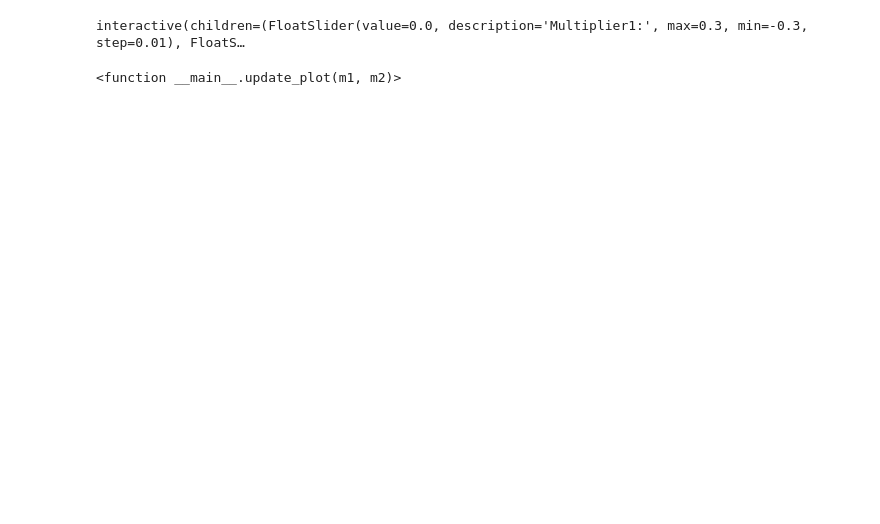
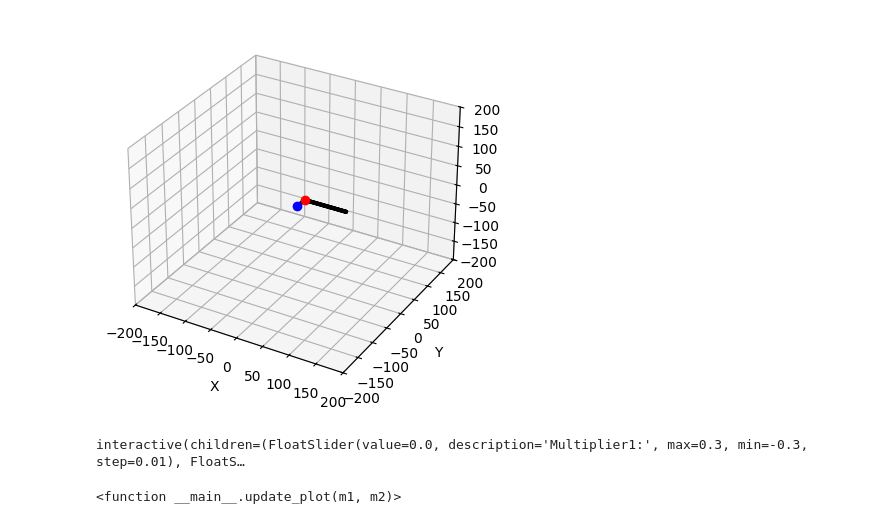
Before and after one commit to ThienAn233/MsThesis, a Jupyter notebook: Code/InverseKinematic/test.ipynb, the cells around one changed output. Saved outputs shown, nothing was run; the diff lists cells and outputs as text; code cells hidden in the pictures; blank space fills up the shorter version.

```diff
--- a/Code/InverseKinematic/test.ipynb
+++ b/Code/InverseKinematic/test.ipynb
@@ -119,3 +168,10 @@ drawRobot(Lp,(0.4,0,0),(0,0,0))
+# %%
+
+setupView(200)
+# Draw the front left leg points for a given set of angles
+drawLegPoints(calcLegPoints([0*radians(30),0*radians(30),0*radians(60)]))
+# %% [output]
+[figure, added]
 # %%
 from ipywidgets import interact, FloatSlider
 
```
Also changed, not shown: parts of 2 cells of this notebook, 11 other files.
